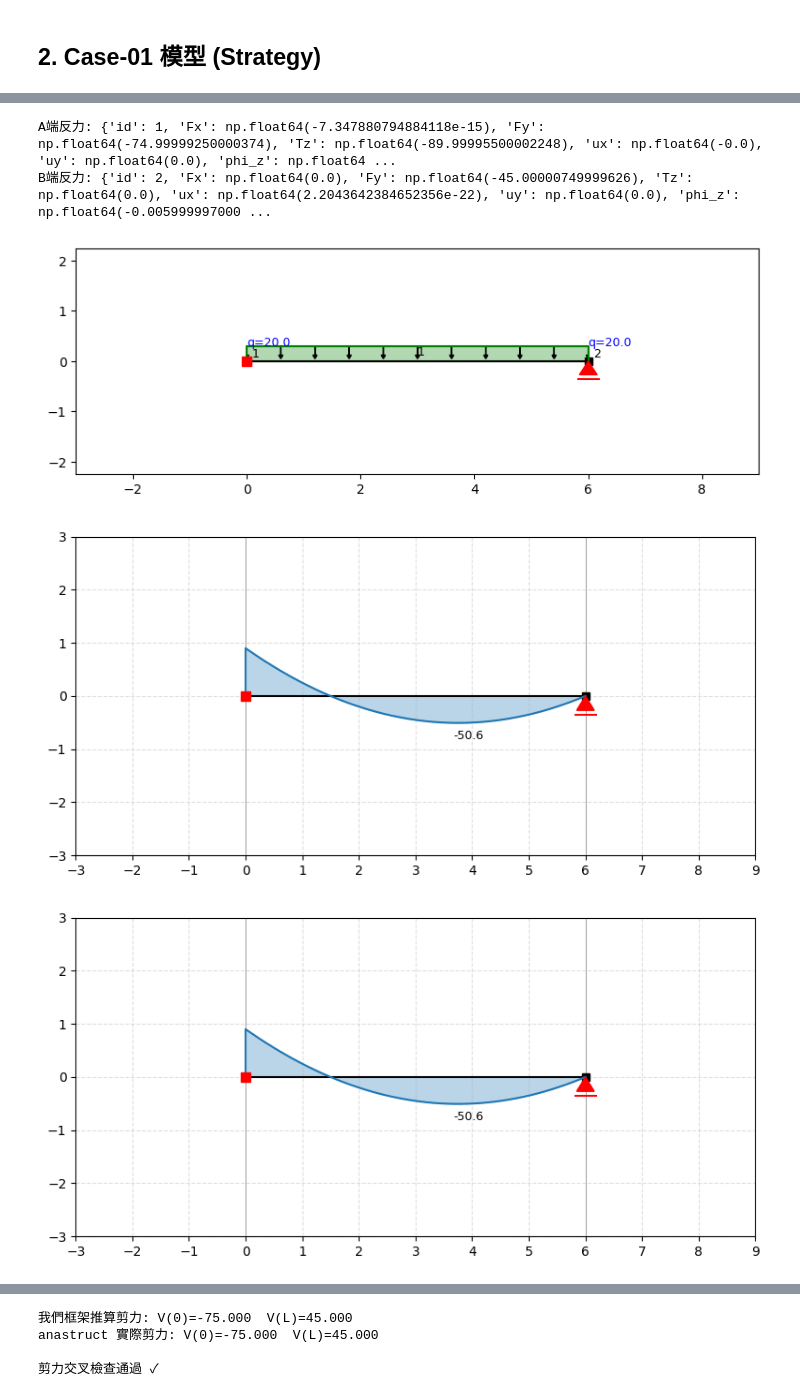
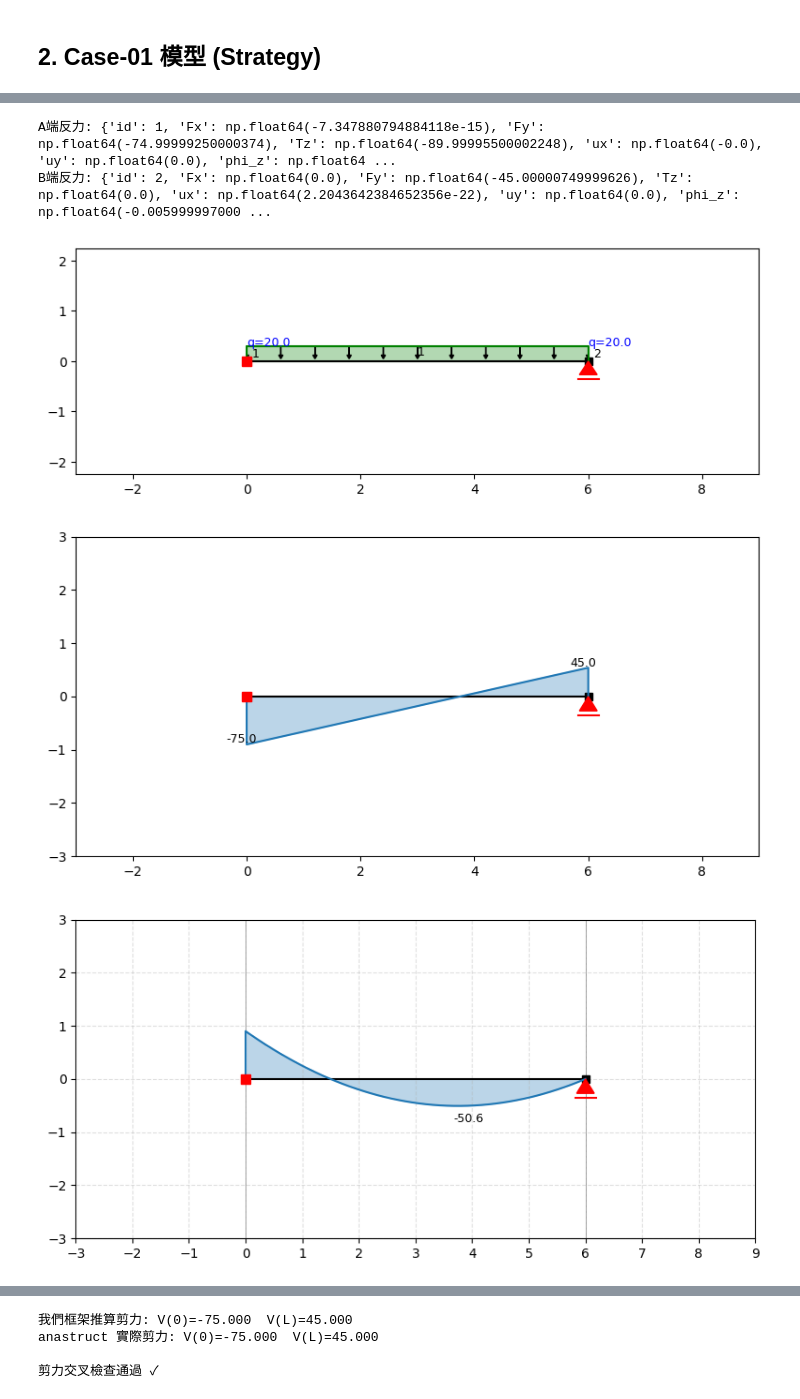
Before and after one commit to zhixiu0223/slope_deflection_framework, a Jupyter notebook: notebooks/Case-01-propped-cantilever.ipynb, the cells around one changed output, grey strips where cells are left out. Drawn from its saved outputs; the diff is of its cells as text; code cells hidden in the pictures.

```diff
--- a/notebooks/Case-01-propped-cantilever.ipynb
+++ b/notebooks/Case-01-propped-cantilever.ipynb
@@ -331,30 +390,35 @@ SlopeDeflectionSolver(problem).solve_and_report()
 # %%
 from anastruct import SystemElements
 import matplotlib.ticker as mticker
 
 L, w = 6.0, 20.0
 ss = SystemElements(EA=1e8, EI=15000.0)
 ss.add_element(location=[[0, 0], [L, 0]])
 ss.add_support_fixed(node_id=1)                    # A端固定
 ss.add_support_roll(node_id=2, direction='x')       # B端滾支承(限制y方向,x方向自由)
 ss.q_load(element_id=1, q=-w)
 ss.solve()
 
 print("A端反力:", ss.get_node_results_system(1))
 print("B端反力:", ss.get_node_results_system(2))
 
+# 結構受力圖
 ss.show_structure(figsize=(8, 3))
 
+# 剪力圖
+ss.show_shear_force(figsize=(8, 4))
+
+# 彎矩圖 (自訂刻度 + 支座參考線)
 fig = ss.show_bending_moment(show=False, figsize=(8, 4))
 ax = fig.axes[0]
 ax.xaxis.set_major_locator(mticker.MultipleLocator(1))  # x軸每1m一格(預設2m一格)
 ax.grid(True, linestyle='--', alpha=0.4)
 ax.axvline(0, color='gray', lw=0.6, zorder=0)   # 左支座(A)參考線
 ax.axvline(L, color='gray', lw=0.6, zorder=0)   # 右支座(B)參考線
 fig
 # %% [output]
 A端反力: {'id': 1, 'Fx': np.float64(-7.347880794884118e-15), 'Fy': np.float64(-74.99999250000374), 'Tz': np.float64(-89.99995500002248), 'ux': np.float64(-0.0), 'uy': np.float64(0.0), 'phi_z': np.float64 ...
 B端反力: {'id': 2, 'Fx': np.float64(0.0), 'Fy': np.float64(-45.00000749999626), 'Tz': np.float64(0.0), 'ux': np.float64(2.2043642384652356e-22), 'uy': np.float64(0.0), 'phi_z': np.float64(-0.005999997000 ...
 [figure]
-[figure, old version]
+[figure, new version]
 [figure]
```
Also changed, not shown: parts of 10 cells of this notebook, 2 other files.
